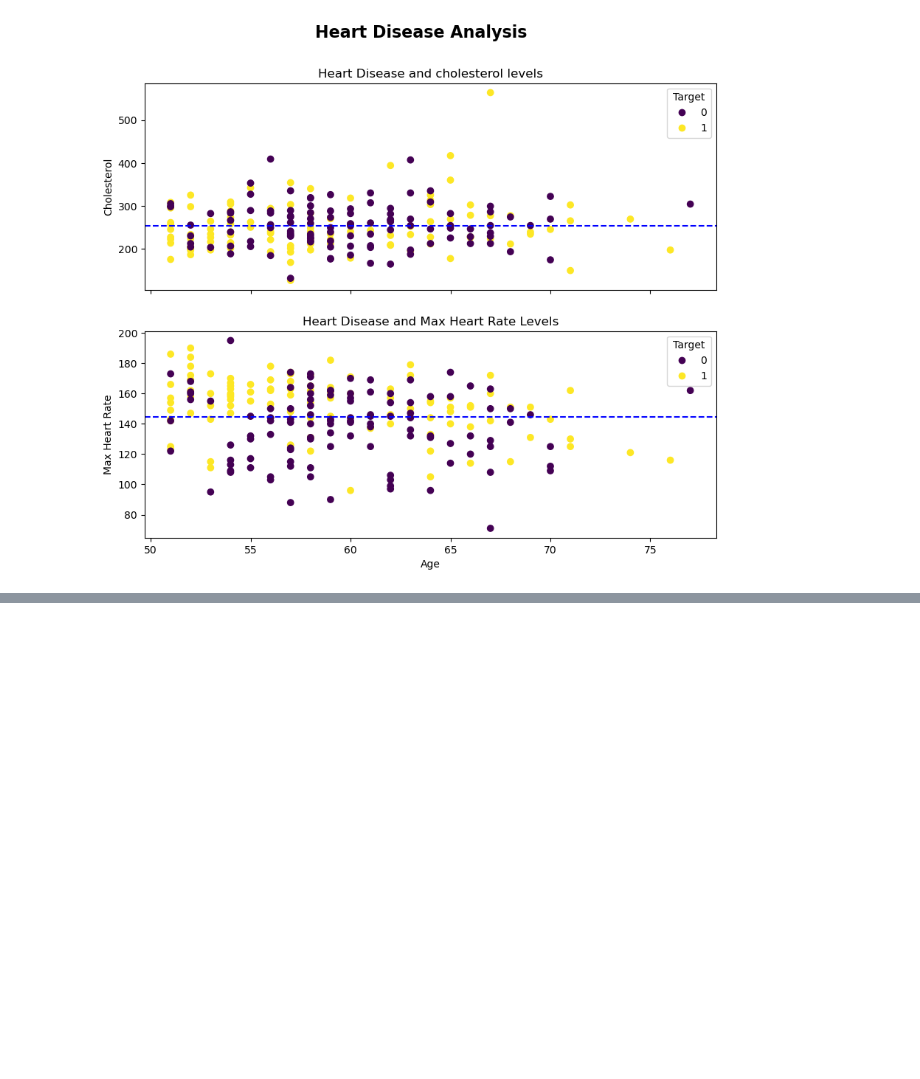
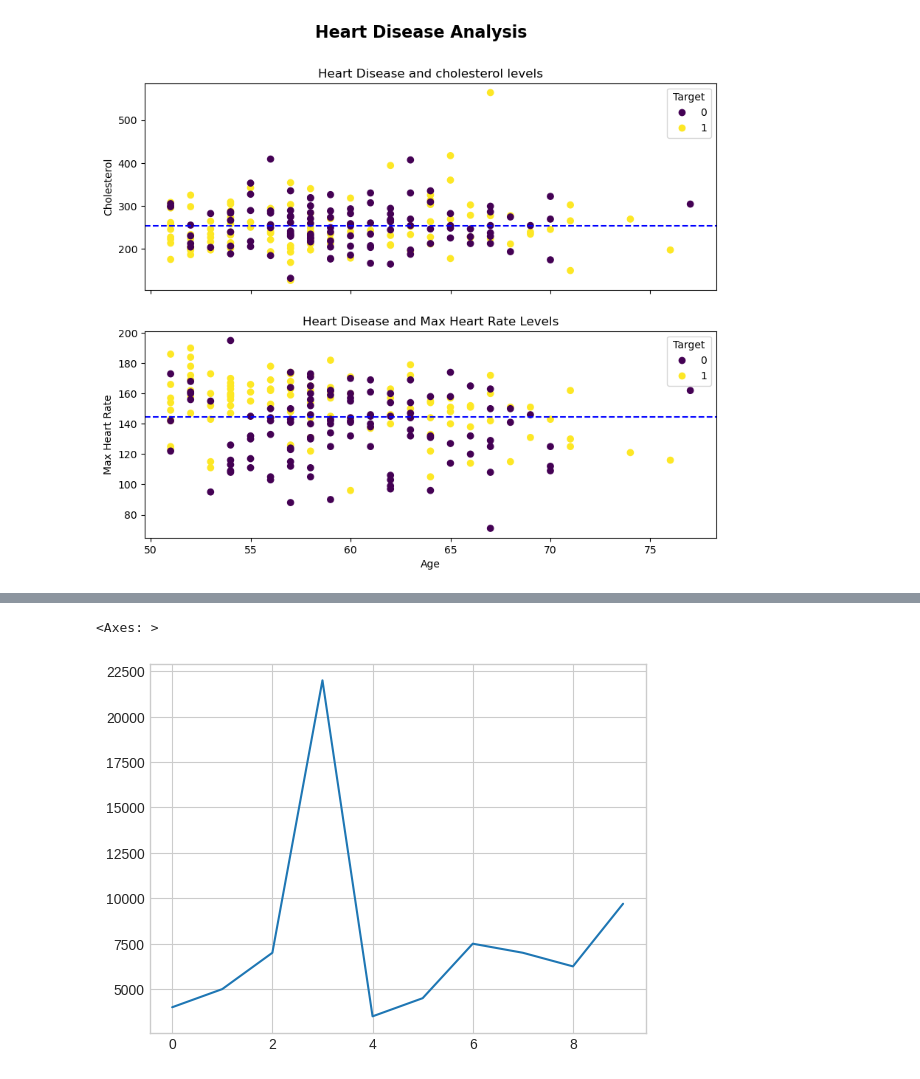
Before and after one commit to abdelaziz-lounes/simple_project, a Jupyter notebook: introduction to matplotLib.ipynb, the cells around one changed output, grey strips where cells are left out. Drawn from its saved outputs; the diff is of its cells as text; code cells hidden in the pictures; blank space fills up the shorter version.

```diff
--- a/introduction to matplotLib.ipynb
+++ b/introduction to matplotLib.ipynb
@@ -670,0 +705,7 @@ fig.suptitle('Heart Disease Analysis', fontsize=16, fontweight='bold');
+# %%
+plt.style.use('seaborn-v0_8-whitegrid')
+# %%
+car_sales["Price"].plot()
+# %% [output]
+<Axes: >
+[figure, added]
```
Also changed, not shown: parts of 17 cells of this notebook.
